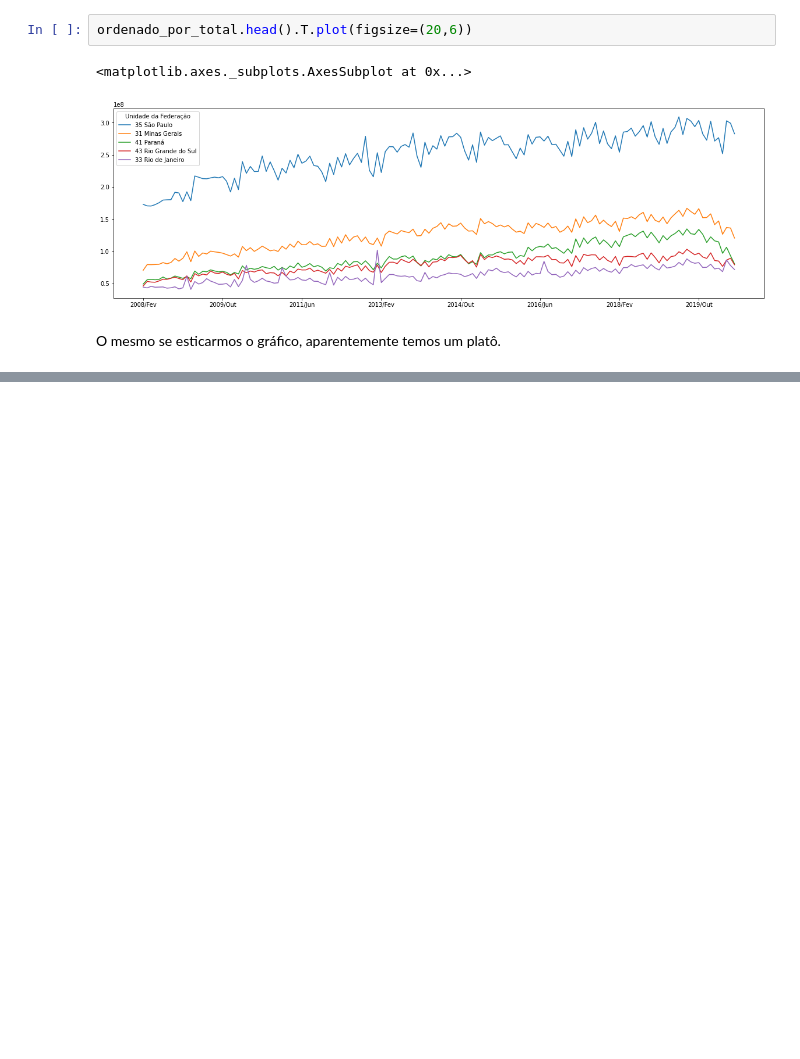
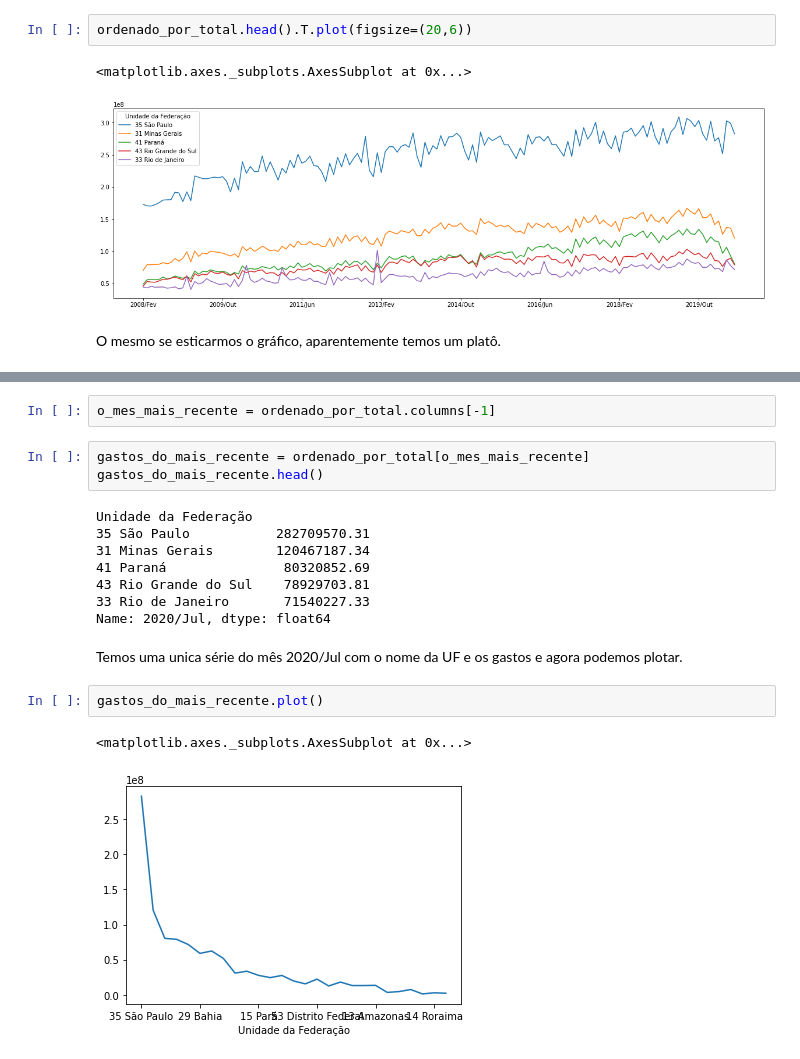
Before and after one commit to AdamStamm/bootcamp_alura, a Jupyter notebook: Notebooks/Bootcamp_Data_Science_Módulo_1.ipynb, the cells around one changed output, grey strips where cells are left out. Saved outputs shown, nothing was run; the diff lists cells and outputs as text; blank space fills up the shorter version.

```diff
--- a/Notebooks/Bootcamp_Data_Science_Módulo_1.ipynb
+++ b/Notebooks/Bootcamp_Data_Science_Módulo_1.ipynb
@@ -876,0 +890,20 @@ O mesmo se esticarmos o gráfico, aparentemente temos um platô.
+# %%
+o_mes_mais_recente = ordenado_por_total.columns[-1]
+# %%
+gastos_do_mais_recente = ordenado_por_total[o_mes_mais_recente]
+gastos_do_mais_recente.head()
+# %% [output]
+Unidade da Federação
+35 São Paulo           282709570.31
+31 Minas Gerais        120467187.34
+41 Paraná               80320852.69
+43 Rio Grande do Sul    78929703.81
+33 Rio de Janeiro       71540227.33
+Name: 2020/Jul, dtype: float64
+# %% [markdown]
+Temos uma unica série do mês 2020/Jul com o nome da UF e os gastos e agora podemos plotar.
+# %%
+gastos_do_mais_recente.plot()
+# %% [output]
+<matplotlib.axes._subplots.AxesSubplot at 0x...>
+[figure, added]
```
Also changed, not shown: parts of 26 cells of this notebook.
